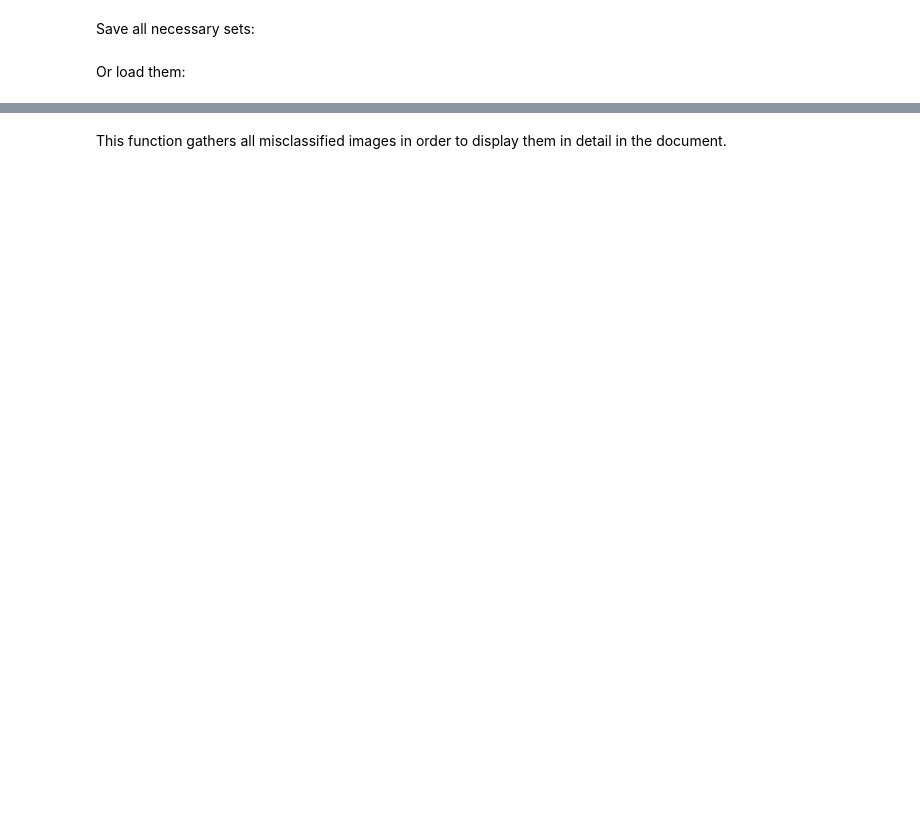
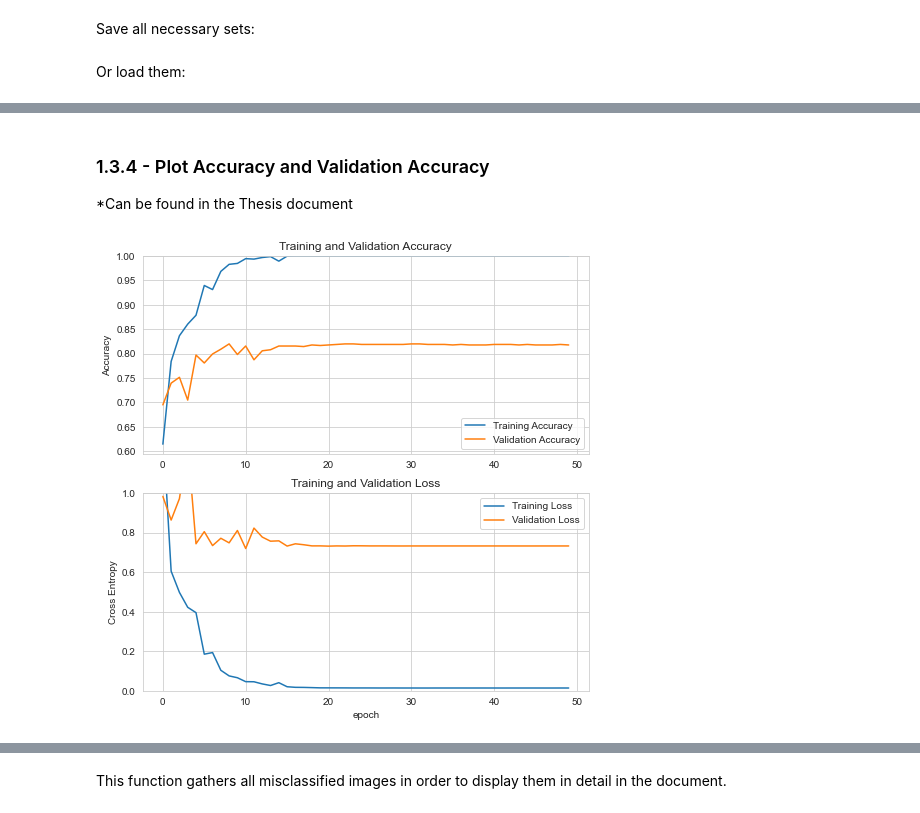
Before and after one commit to yiannis9/AdversarialFR, a Jupyter notebook: Model_Building.ipynb, the cells around one changed output, grey strips where cells are left out. Cells and saved outputs as stored; diff of their text form; code cells hidden in the pictures; blank space fills up the shorter version.

```diff
--- a/Model_Building.ipynb
+++ b/Model_Building.ipynb
@@ -11,5 +11,8 @@
 # %%
 import matplotlib.pyplot as plt
+import seaborn as sns
+sns.set_style("whitegrid")
+
 import numpy as np
 import os
 from PIL import Image
@@ -21,6 +24,8 @@ import tensorflow_datasets as tfds
 from tensorflow import keras
 from tensorflow.keras import layers
 from tensorflow.keras.models import Sequential
+from tensorflow.keras.optimizers import Adam, SGD
+from tensorflow.keras.callbacks import ModelCheckpoint, ReduceLROnPlateau, EarlyStopping
 
 from mtcnn.mtcnn import MTCNN
 import cv2
@@ -194,12 +186,0 @@ test_dataset = tf.data.Dataset.from_tensor_slices((X_test,y_test))
-# %%
-def preprocess(image,label):
-    image = tf.cast(image, tf.float32)/ 255.0
-    final_image = tf.keras.applications.xception.preprocess_input(image)
-    return final_image,label
-
-batch_size = 32
-train_dataset = train_dataset.shuffle(len(train_dataset)*2)
-train_dataset = train_dataset.map(preprocess).batch(batch_size).prefetch(1)
-
-test_dataset = test_dataset.shuffle(len(test_dataset)*2)
-test_dataset = test_dataset.map(preprocess).batch(batch_size).prefetch(1)
@@ -366,0 +431,36 @@ First Load the weights of the model
+# %% [markdown]
+### 1.3.4 - Plot Accuracy and Validation Accuracy
+
+*Can be found in the Thesis document
+# %%
+%matplotlib inline
+sns.set_style("whitegrid")
+acc = history.history['accuracy']
+val_acc = history.history['val_accuracy']
+
+loss = history.history['loss']
+val_loss = history.history['val_loss']
+
+plt.figure(figsize=(8, 8))
+plt.subplot(2, 1, 1)
+plt.plot(acc, label='Training Accuracy')
+plt.plot(val_acc, label='Validation Accuracy')
+plt.legend(loc='lower right')
+plt.ylabel('Accuracy')
+plt.ylim([min(plt.ylim()),1])
+plt.title('Training and Validation Accuracy')
+
+plt.subplot(2, 1, 2)
+plt.plot(loss, label='Training Loss')
+plt.plot(val_loss, label='Validation Loss')
+plt.legend(loc='upper right')
+plt.ylabel('Cross Entropy')
+plt.ylim([0,1.0])
+plt.title('Training and Validation Loss')
+plt.xlabel('epoch')
+
+
+plt.savefig('model_bkp/loss_acc_plot1.png', dpi=100)
+plt.show()
+# %% [output]
+[figure, added]
```
Also changed, not shown: parts of 70 cells of this notebook.
